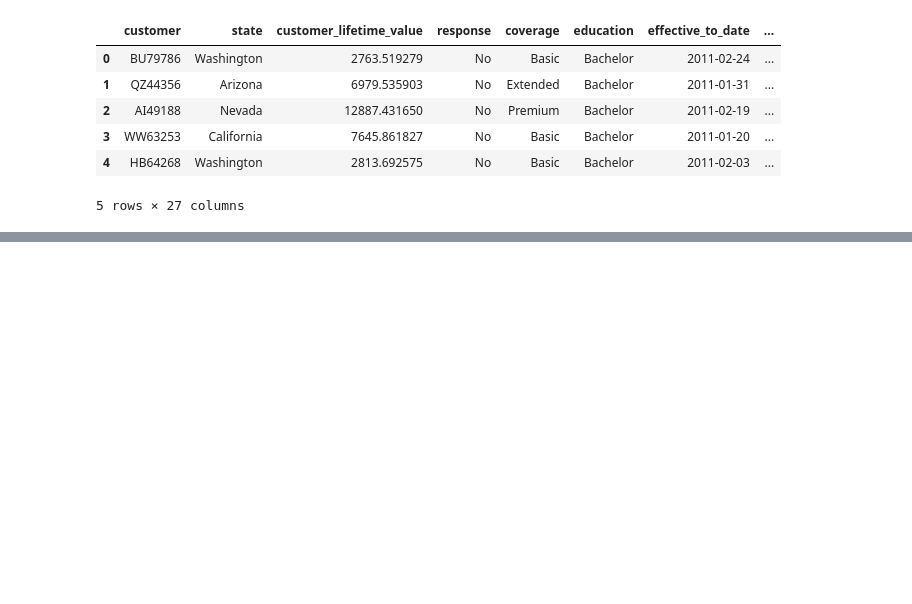
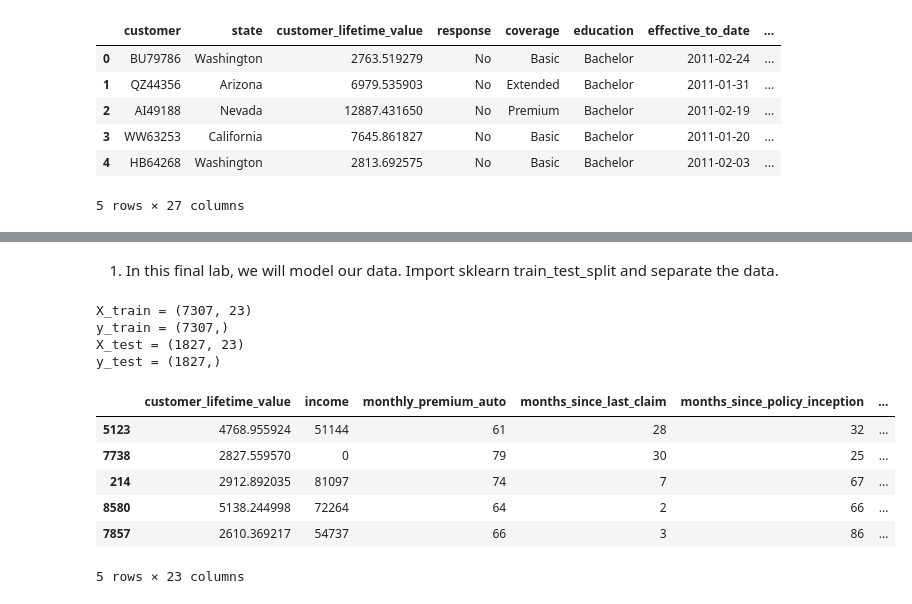
Before and after one commit to JM-IH-DA/lab-cleaning-numerical-data, a Jupyter notebook: files_for_lab/lab-cleaning-numerical-categorical-data.ipynb, the cells around one changed output, grey strips where cells are left out. Saved outputs shown, nothing was run; the diff lists cells and outputs as text; code cells hidden in the pictures; blank space fills up the shorter version.

```diff
--- a/files_for_lab/lab-cleaning-numerical-categorical-data.ipynb
+++ b/files_for_lab/lab-cleaning-numerical-categorical-data.ipynb
@@ -997,0 +1103,2 @@ customer_df.head()
+# %% [markdown]
+1. In this final lab, we will model our data. Import sklearn train_test_split and separate the data.
@@ -997,0 +1108,22 @@ customer_df.head()
+# %%
+X_train, X_test, y_train, y_test = train_test_split(X, y, test_size=0.2, random_state=42)
+
+print('X_train =', X_train.shape)
+print('y_train =', y_train.shape)
+print('X_test =', X_test.shape)
+print('y_test =', y_test.shape)
+# %% [output]
+X_train = (7307, 23)
+y_train = (7307,)
+X_test = (1827, 23)
+y_test = (1827,)
+# %%
+X_train.head()
+# %% [output]
+|  | customer_lifetime_value | income | monthly_premium_auto | months_since_last_claim | months_since_policy_inception | ... |
+| 5123 | 4768.955924 | 51144 | 61 | 28 | 32 | ... |
+| 7738 | 2827.559570 | 0 | 79 | 30 | 25 | ... |
+| 214 | 2912.892035 | 81097 | 74 | 7 | 67 | ... |
+| 8580 | 5138.244998 | 72264 | 64 | 2 | 66 | ... |
+| 7857 | 2610.369217 | 54737 | 66 | 3 | 86 | ... |
+5 rows × 23 columns
```
Also changed, not shown: parts of 50 cells of this notebook, 2 other files.
